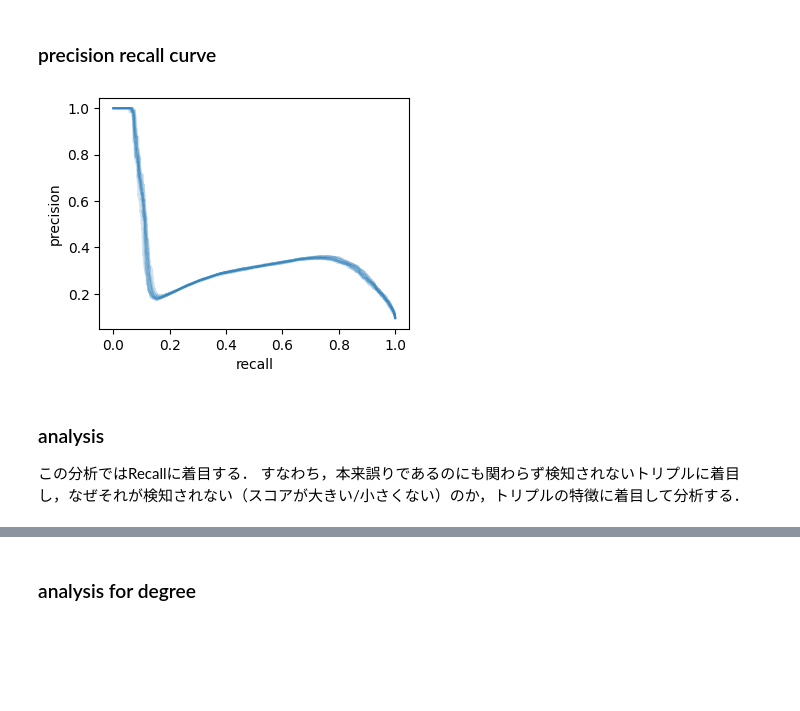
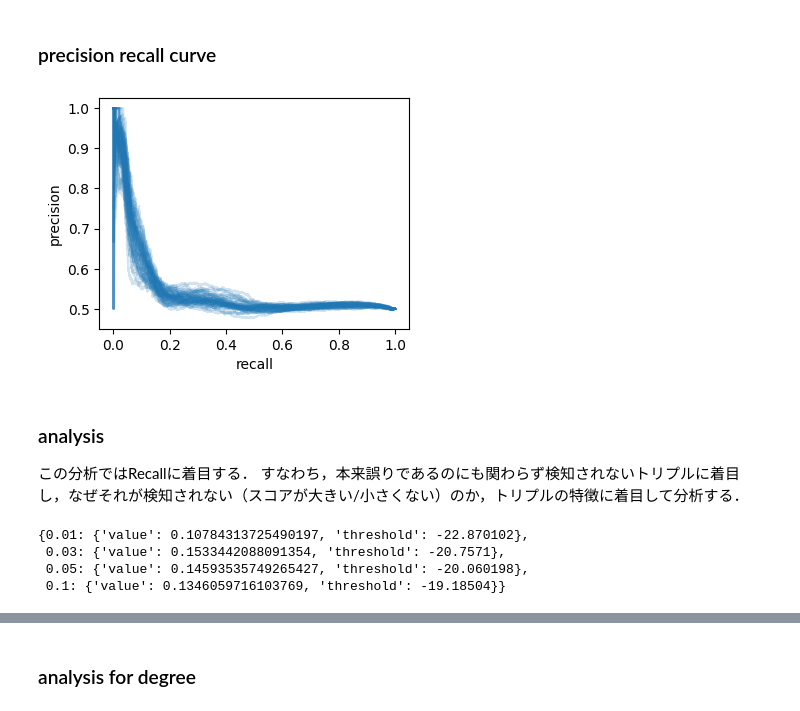
Before and after one commit to KazuoMutoh/Analysis-of-conventional-refinement-method-for-knowledge-graph, a Jupyter notebook: 04_analysis_loss_score.ipynb, the cells around one changed output, grey strips where cells are left out. Cells and saved outputs as stored; diff of their text form; code cells hidden in the pictures; blank space fills up the shorter version.

```diff
--- a/04_analysis_loss_score.ipynb
+++ b/04_analysis_loss_score.ipynb
@@ -26,7 +26,5 @@ dir_eval_result = './reports/20240808/eval_results_fb15k237_transe_legacy_no_opt
 read results
 # %%
 db = DataBinder(dir_eval_result)
-dict_eval_results = db.get('dict_eval_results')
-#db_model = db.get('db_model')
-db_false_dataset = db.get('db_false_dataset')
+dict_eval_results = db.get('evaluation_results')
 # %% [output]
@@ -36,4 +34,7 @@ INFO:root:Loaded info from ./reports/20240808/eval_results_fb15k237_transe_legac
 # %%
 dict_df_hits = {}
 for model_random_seed, dict_data in dict_eval_results.items():
-    dict_df_hits[model_random_seed] = pd.Series(dict_data['model_info']['hits@k']).to_frame(name='hits@k').T
+    for data_radom_seed, _dict_data in dict_data.items():
+        print(_dict_data['model_info'])
+        dict_df_hits[model_random_seed] = pd.Series(_dict_data['model_info']['hits@k']).to_frame(name='hits@k').T
+        break
@@ -51,13 +70,13 @@ for model_random_seed, df_hits in dict_df_hits.items():
 dict_df_tnr = {}
 for model_ramdon_seed, dict_data in dict_eval_results.items():
     dict_df_tnr[model_ramdon_seed] = \
-    pd.DataFrame({idx:{k:v['value'] for k,v in val['true_positive_ratio'].items()} for idx, val in dict_data['eval_results'].items()}).T
+    pd.DataFrame({data_random_seed:{k:v['value'] for k,v in _dict_data['true_negative_ratio'].items()} for data_random_seed, _dict_data in dict_data.items()}).T
 # %%
 for model_random_seed, df_tnr in dict_df_tnr.items():
     display(f'Random seed = {model_random_seed}')
     fig, ax = plt.subplots(figsize=(2,2))
     df_tnr.boxplot(ax=ax)
     ax.set_xlabel('top')
-    ax.set_ylabel('true positive ratio')
+    ax.set_ylabel('true negative ratio')
     display(plt.show())
 # %% [output]
@@ -68,15 +97,15 @@ None
 ### precision recall curve
 # %%
 fig, ax = plt.subplots(figsize=(4,3))
-for model_random_seed, _dict_eval_results in dict_eval_results.items():
-    for datset_random_seed, dict_eval_result in _dict_eval_results['eval_results'].items():
-        x = dict_eval_result['precision_recall_curve']['recall']
-        y = dict_eval_result['precision_recall_curve']['precision']
+for model_random_seed, dict_data in dict_eval_results.items():
+    for datset_random_seed, _dict_data in dict_data.items():
+        x = _dict_data['precision_recall_curve']['recall']
+        y = _dict_data['precision_recall_curve']['precision']
         ax.plot(x,y, alpha=0.2, color='C0')
         ax.set_xlabel('recall')
         ax.set_ylabel('precision')
 # %% [output]
-[figure, old version]
+[figure, new version]
 # %% [markdown]
 ### analysis
 この分析ではRecallに着目する．
@@ -90,2 +119,9 @@ threshold = dict_eval_results[model_ramdon_seed]['eval_results'][datset_random_s
+# %%
+dict_eval_results[model_ramdon_seed][datset_random_seed]['true_negative_ratio']
+# %% [output]
+{0.01: {'value': 0.10784313725490197, 'threshold': -22.870102},
+ 0.03: {'value': 0.1533442088091354, 'threshold': -20.7571},
+ 0.05: {'value': 0.14593535749265427, 'threshold': -20.060198},
+ 0.1: {'value': 0.1346059716103769, 'threshold': -19.18504}}
 # %%
 dict_df = {}
```
Also changed, not shown: parts of 14 cells of this notebook, 4 other files.
